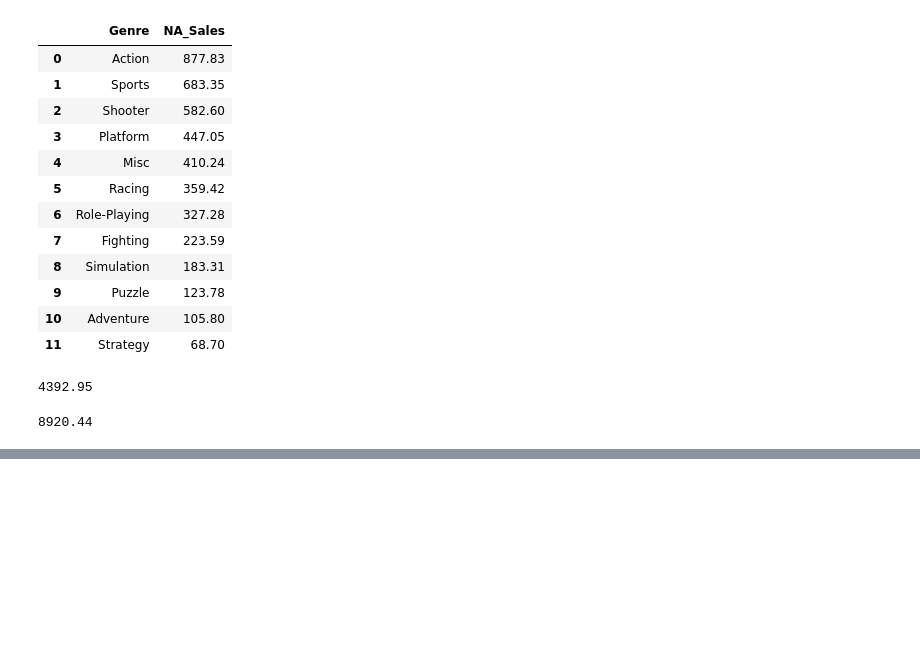
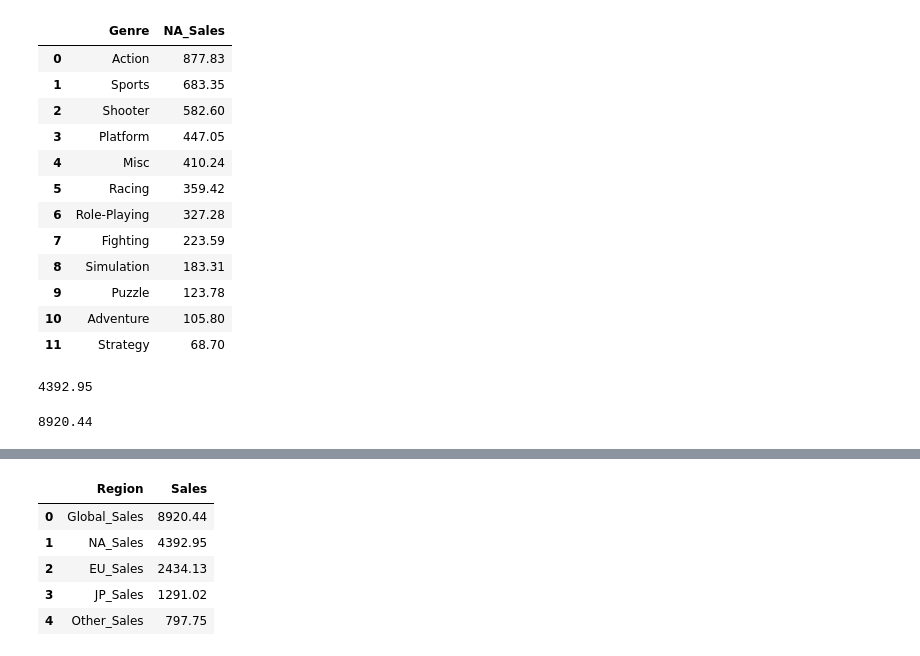
Before and after one commit to kusin/dashboard-video-games, a Jupyter notebook: img/eda_vgsales.ipynb, the cells around one changed output, grey strips where cells are left out. Cells and saved outputs as stored; diff of their text form; code cells hidden in the pictures; blank space fills up the shorter version.

```diff
--- a/img/eda_vgsales.ipynb
+++ b/img/eda_vgsales.ipynb
@@ -221,0 +276,13 @@ total_sales_by_region
+# %%
+df = df[['NA_Sales', 'EU_Sales', 'JP_Sales', 'Other_Sales', 'Global_Sales']].sum().sort_values(ascending=False).reset_index()
+# %%
+df.columns = ["Region", "Sales"]
+# %%
+df
+# %% [output]
+|  | Region | Sales |
+| 0 | Global_Sales | 8920.44 |
+| 1 | NA_Sales | 4392.95 |
+| 2 | EU_Sales | 2434.13 |
+| 3 | JP_Sales | 1291.02 |
+| 4 | Other_Sales | 797.75 |
```
Also changed, not shown: parts of 6 cells of this notebook, 4 other files.
